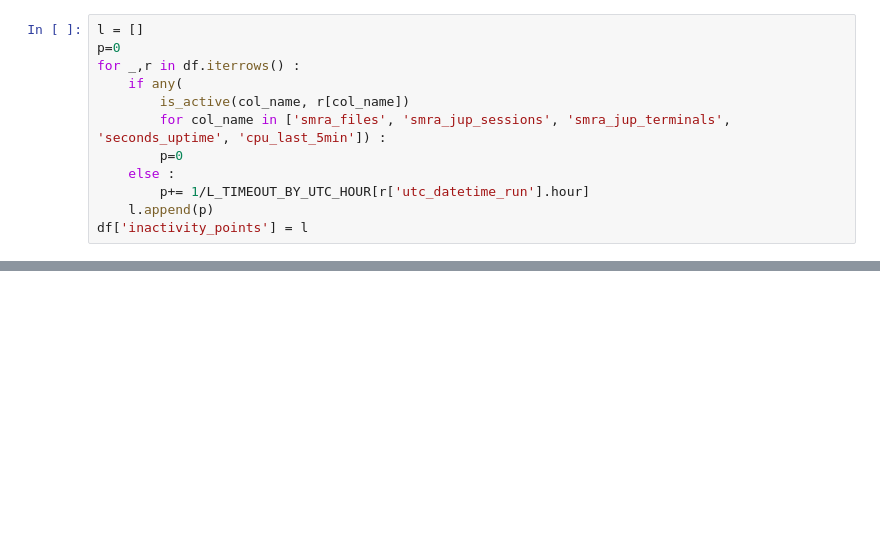
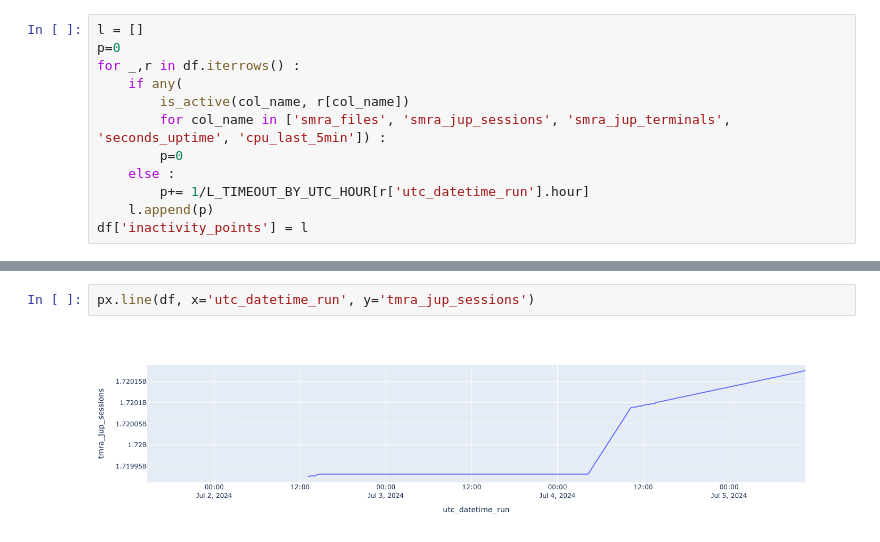
Before and after one commit to JeanLescutMuller/vm-auto-shutdown, a Jupyter notebook: Notebooks/Monitor_activity_history.ipynb, the cells around one changed output, grey strips where cells are left out. Saved outputs shown, nothing was run; the diff lists cells and outputs as text; blank space fills up the shorter version.

```diff
--- a/Notebooks/Monitor_activity_history.ipynb
+++ b/Notebooks/Monitor_activity_history.ipynb
@@ -90,0 +127,4 @@ fig.show()
+# %%
+px.line(df, x='utc_datetime_run', y='tmra_jup_sessions')
+# %% [output]
+[figure, added]
```
Also changed, not shown: parts of 7 cells of this notebook, 4 other files.
